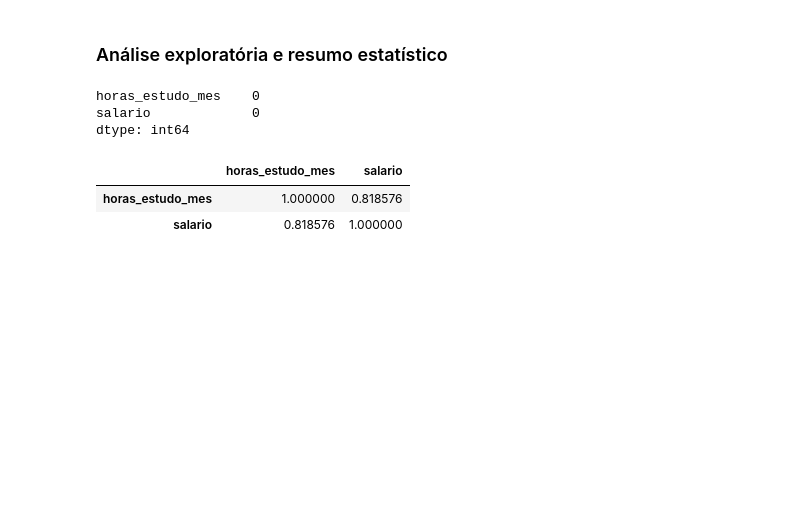
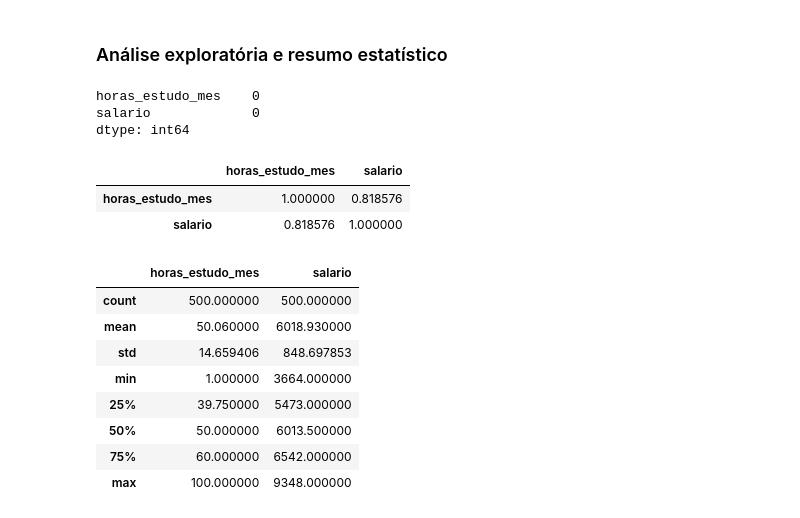
Before and after one commit to vinicius-vieri/scikitLearn, a Jupyter notebook: code.ipynb, the cells around one changed output. Cells and saved outputs as stored; diff of their text form; code cells hidden in the pictures; blank space fills up the shorter version.

```diff
--- a/code.ipynb
+++ b/code.ipynb
@@ -92,3 +92,15 @@ df.corr() # coeficientes de correlação. vai de -1 até +1, sendo -1 uma correl
 |  | horas_estudo_mes | salario |
 | horas_estudo_mes | 1.000000 | 0.818576 |
 | salario | 0.818576 | 1.000000 |
+# %%
+df.describe() # estatísticas descritivas
+# %% [output]
+|  | horas_estudo_mes | salario |
+| count | 500.000000 | 500.000000 |
+| mean | 50.060000 | 6018.930000 |
+| std | 14.659406 | 848.697853 |
+| min | 1.000000 | 3664.000000 |
+| 25% | 39.750000 | 5473.000000 |
+| 50% | 50.000000 | 6013.500000 |
+| 75% | 60.000000 | 6542.000000 |
+| max | 100.000000 | 9348.000000 |
```
Also changed, not shown: parts of 31 cells of this notebook.
